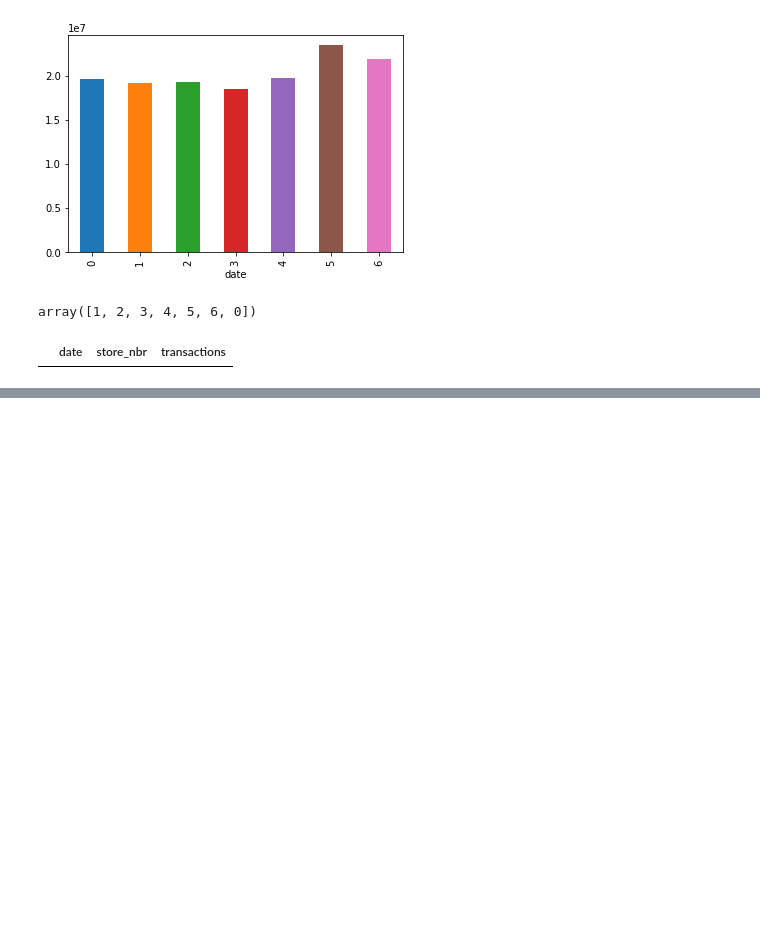
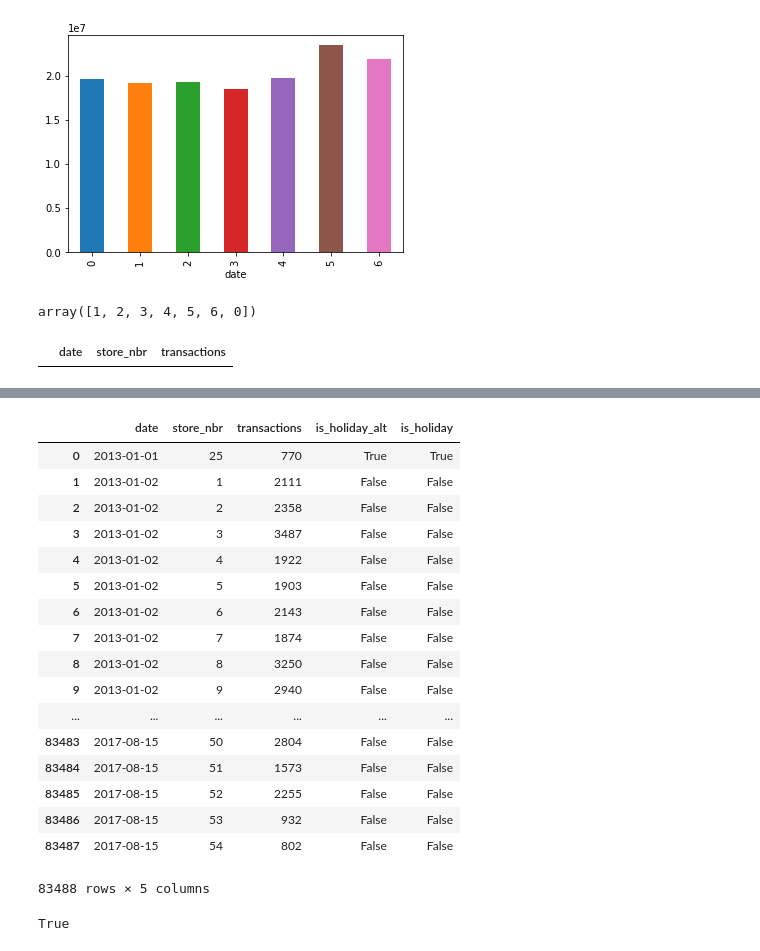
Before and after one commit to astrojuanlu/bts-mbds-data-science-foundations, a Jupyter notebook: sessions/14-Feature-Engineering_class.ipynb, the cells around one changed output, grey strips where cells are left out. Saved outputs shown, nothing was run; the diff lists cells and outputs as text; code cells hidden in the pictures; blank space fills up the shorter version.

```diff
--- a/sessions/14-Feature-Engineering_class.ipynb
+++ b/sessions/14-Feature-Engineering_class.ipynb
@@ -445,0 +537,3 @@ trans[trans['transactions'] == 0]
+# %%
+unique_national_hols["weekday"] = unique_national_hols.index.weekday
+unique_national_hols["weekday_name"] = unique_national_hols.index.weekday_name
@@ -445,0 +550,3 @@ trans[trans['transactions'] == 0]
+# %%
+real_holidays = unique_national_hols[unique_national_hols["transferred"] == False].copy()
+real_holidays.head()
@@ -445,0 +566,2 @@ trans[trans['transactions'] == 0]
+# %%
+real_holidays["is_holiday"] = real_holidays["type"] != "Work Day"
@@ -445,0 +578,28 @@ trans[trans['transactions'] == 0]
+# %%
+trans["is_holiday_alt"] = trans["date"].isin(real_holidays[real_holidays["type"] != "Work Day"].index)
+# %%
+trans = trans.join(real_holidays["is_holiday"], on="date").fillna(False)
+trans
+# %% [output]
+|  | date | store_nbr | transactions | is_holiday_alt | is_holiday |
+| 0 | 2013-01-01 | 25 | 770 | True | True |
+| 1 | 2013-01-02 | 1 | 2111 | False | False |
+| 2 | 2013-01-02 | 2 | 2358 | False | False |
+| 3 | 2013-01-02 | 3 | 3487 | False | False |
+| 4 | 2013-01-02 | 4 | 1922 | False | False |
+| 5 | 2013-01-02 | 5 | 1903 | False | False |
+| 6 | 2013-01-02 | 6 | 2143 | False | False |
+| 7 | 2013-01-02 | 7 | 1874 | False | False |
+| 8 | 2013-01-02 | 8 | 3250 | False | False |
+| 9 | 2013-01-02 | 9 | 2940 | False | False |
+| ... | ... | ... | ... | ... | ... |
+| 83483 | 2017-08-15 | 50 | 2804 | False | False |
+| 83484 | 2017-08-15 | 51 | 1573 | False | False |
+| 83485 | 2017-08-15 | 52 | 2255 | False | False |
+| 83486 | 2017-08-15 | 53 | 932 | False | False |
+| 83487 | 2017-08-15 | 54 | 802 | False | False |
+83488 rows × 5 columns
+# %%
+(trans["is_holiday_alt"] == trans["is_holiday"]).all()
+# %% [output]
+True
```
Also changed, not shown: parts of 17 cells of this notebook.
